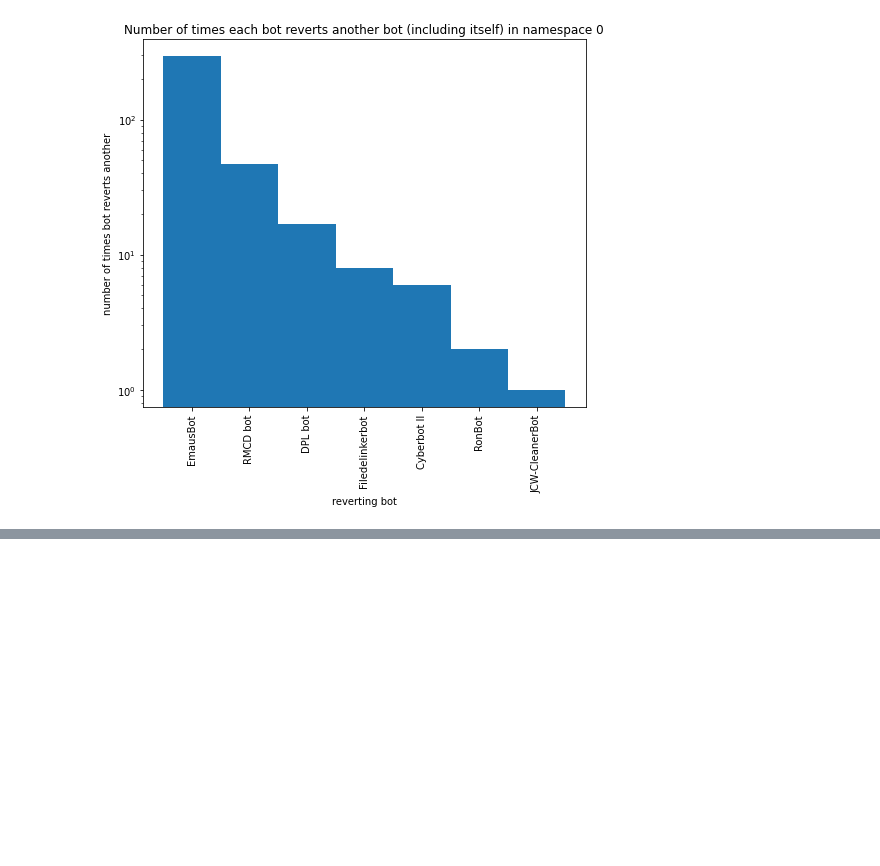
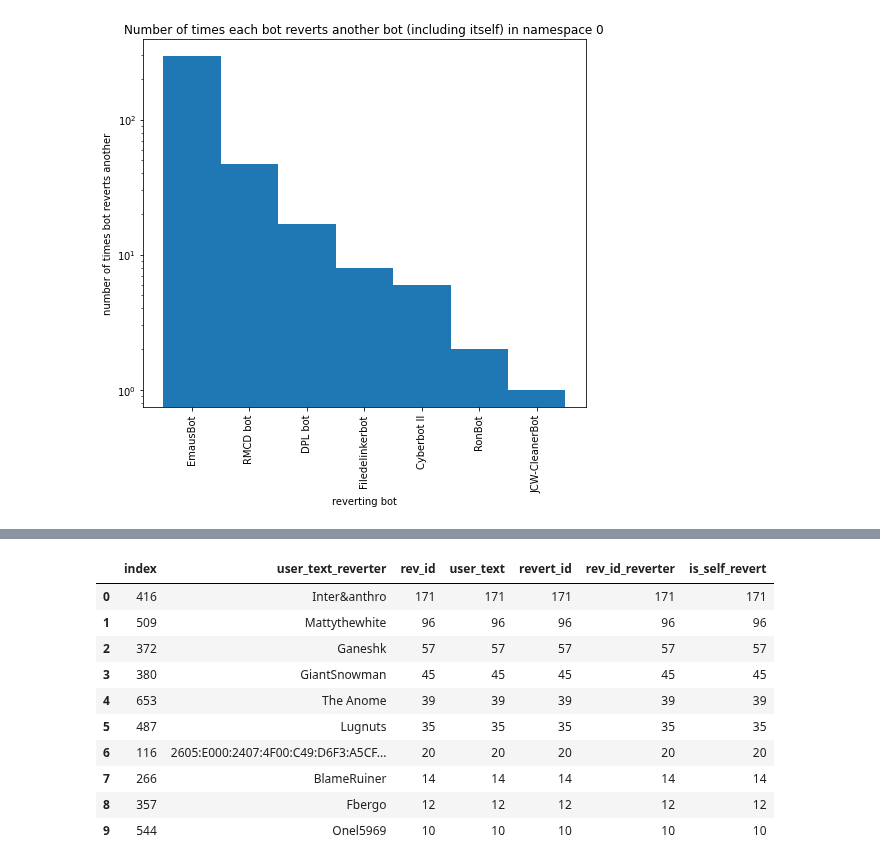
Before and after one commit to levon003/wiki-ores-feedback, a Jupyter notebook: reu2021/bot_reverts_namespace0.ipynb, the cells around one changed output, grey strips where cells are left out. Saved outputs shown, nothing was run; the diff lists cells and outputs as text; code cells hidden in the pictures; blank space fills up the shorter version.

```diff
--- a/reu2021/bot_reverts_namespace0.ipynb
+++ b/reu2021/bot_reverts_namespace0.ipynb
@@ -199,0 +249,15 @@ plt.show()
+# %%
+top_human_reverters = human_bot_reverts.groupby(["user_text_reverter"], as_index = False).count().sort_values("rev_id", ascending=False).reset_index().head(10)
+top_human_reverters
+# %% [output]
+|  | index | user_text_reverter | rev_id | user_text | revert_id | rev_id_reverter | is_self_revert |
+| 0 | 416 | Inter&anthro | 171 | 171 | 171 | 171 | 171 |
+| 1 | 509 | Mattythewhite | 96 | 96 | 96 | 96 | 96 |
+| 2 | 372 | Ganeshk | 57 | 57 | 57 | 57 | 57 |
+| 3 | 380 | GiantSnowman | 45 | 45 | 45 | 45 | 45 |
+| 4 | 653 | The Anome | 39 | 39 | 39 | 39 | 39 |
+| 5 | 487 | Lugnuts | 35 | 35 | 35 | 35 | 35 |
+| 6 | 116 | 2605:E000:2407:4F00:C49:D6F3:A5CF... | 20 | 20 | 20 | 20 | 20 |
+| 7 | 266 | BlameRuiner | 14 | 14 | 14 | 14 | 14 |
+| 8 | 357 | Fbergo | 12 | 12 | 12 | 12 | 12 |
+| 9 | 544 | Onel5969 | 10 | 10 | 10 | 10 | 10 |
```
Also changed, not shown: parts of 7 cells of this notebook.
